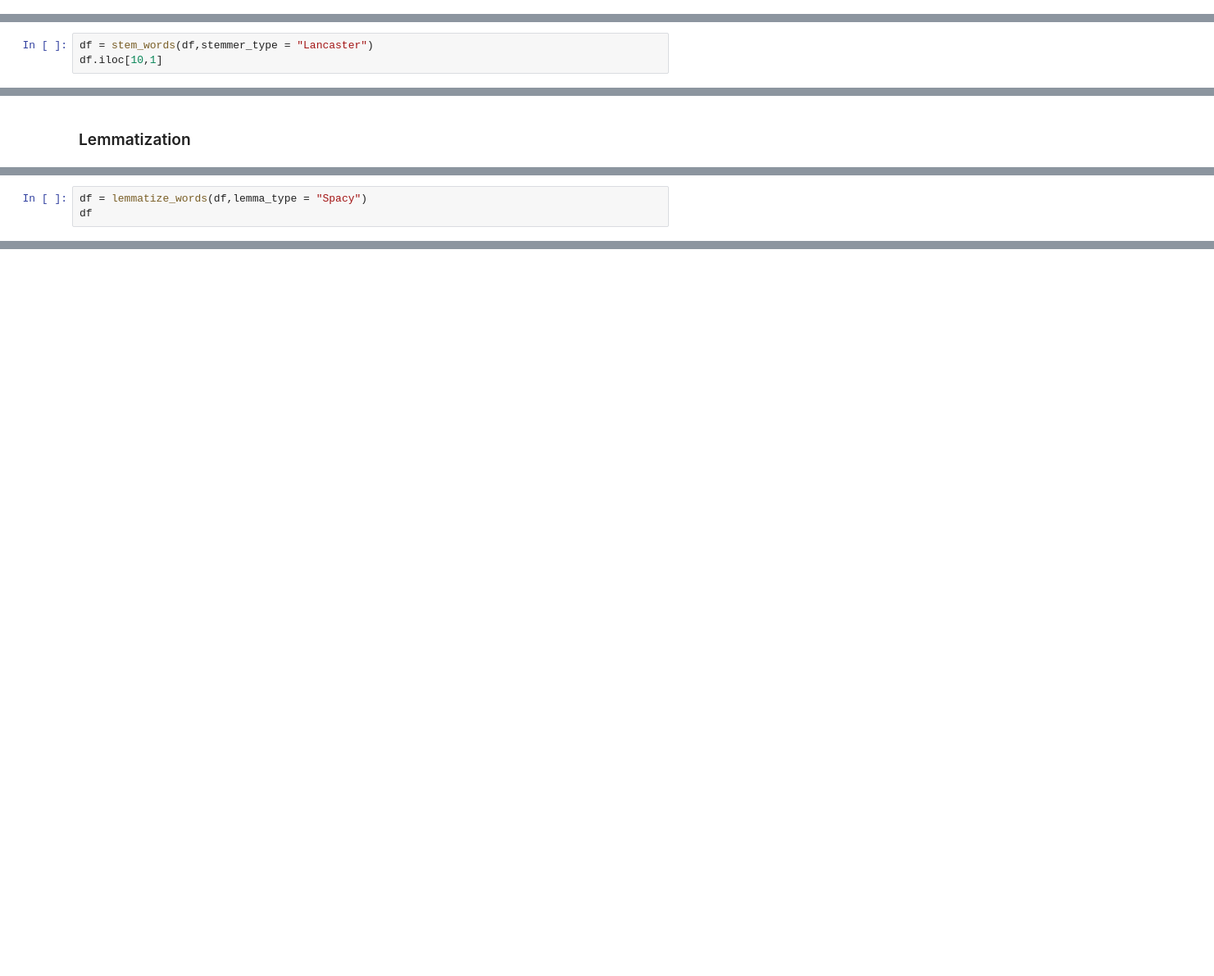
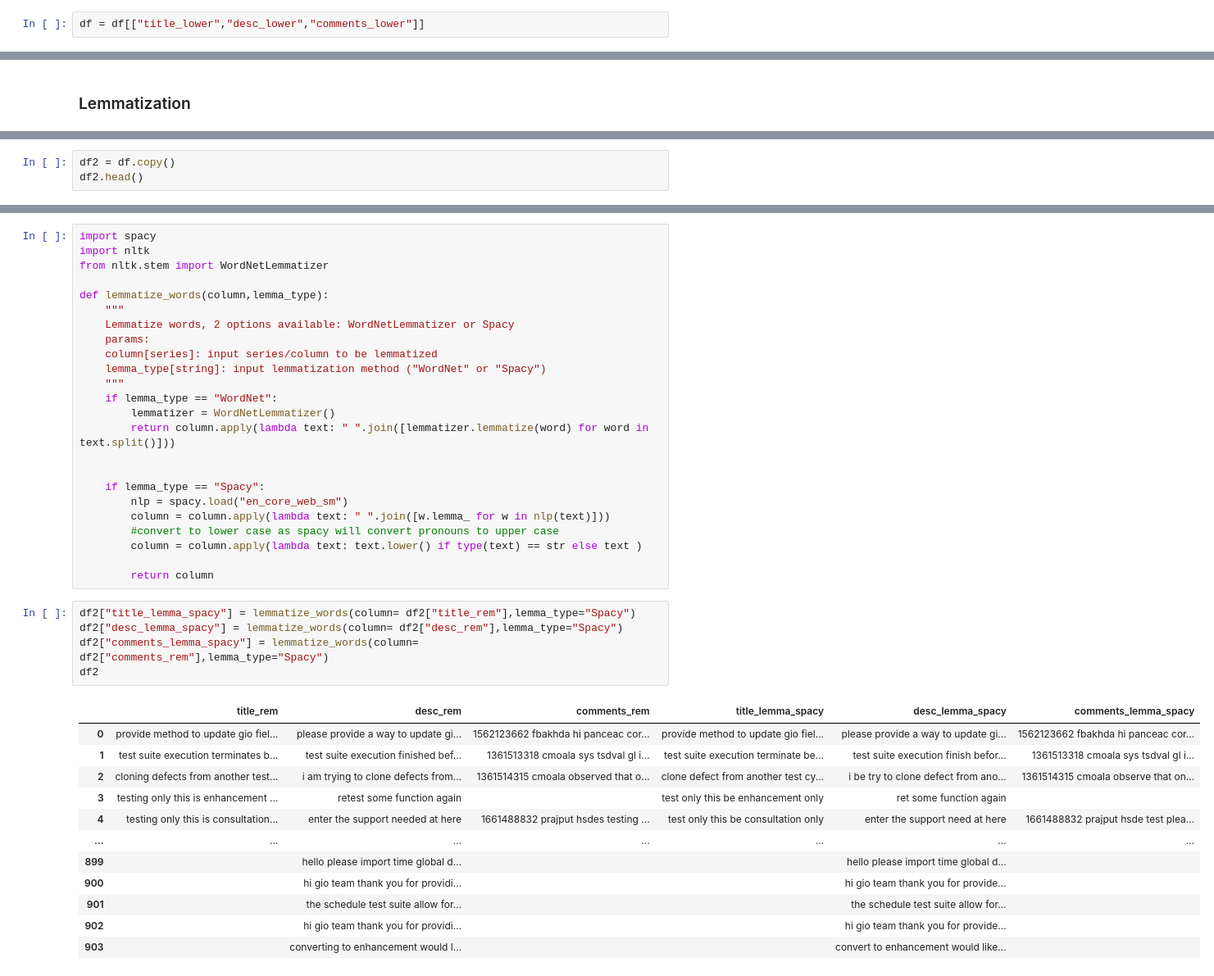
Before and after one commit to NicoleNL/ML-Track, a Jupyter notebook: Similarity_analytics_20210921.ipynb, the cells around one changed output, grey strips where cells are left out. Shown: that part at 82% size. Saved outputs shown, nothing was run; the diff lists cells and outputs as text; blank space fills up the shorter version.

```diff
--- a/Similarity_analytics_20210921.ipynb
+++ b/Similarity_analytics_20210921.ipynb
@@ -180,3 +260,5 @@ df.iloc[10,1]
+# %%
+df = df[["title_lower","desc_lower","comments_lower"]]
 # %% [markdown]
 ### 4) Stemming/Lemmatization
 # %% [markdown]
@@ -202,3 +282,0 @@ def stem_words(df,stemmer_type):
-# %%
-df = stem_words(df,stemmer_type = "Lancaster")
-df.iloc[10,1]
@@ -228,3 +311,3 @@ def lemmatize_words(df,lemma_type):
 # %%
-df = lemmatize_words(df,lemma_type = "Spacy")
-df
+df2 = df.copy()
+df2.head()
@@ -237,0 +321,42 @@ df.iloc[10,1]
+# %%
+import spacy
+import nltk
+from nltk.stem import WordNetLemmatizer
+
+def lemmatize_words(column,lemma_type):
+    """
+    Lemmatize words, 2 options available: WordNetLemmatizer or Spacy
+    params:
+    column[series]: input series/column to be lemmatized
+    lemma_type[string]: input lemmatization method ("WordNet" or "Spacy")
+    """
+    if lemma_type == "WordNet":
+        lemmatizer = WordNetLemmatizer()
+        return column.apply(lambda text: " ".join([lemmatizer.lemmatize(word) for word in text.split()]))
+
+
+    if lemma_type == "Spacy":
+        nlp = spacy.load("en_core_web_sm")
+        column = column.apply(lambda text: " ".join([w.lemma_ for w in nlp(text)]))
+        #convert to lower case as spacy will convert pronouns to upper case
+        column = column.apply(lambda text: text.lower() if type(text) == str else text )
+
+        return column
+# %%
+df2["title_lemma_spacy"] = lemmatize_words(column= df2["title_rem"],lemma_type="Spacy")
+df2["desc_lemma_spacy"] = lemmatize_words(column= df2["desc_rem"],lemma_type="Spacy")
+df2["comments_lemma_spacy"] = lemmatize_words(column= df2["comments_rem"],lemma_type="Spacy")
+df2
+# %% [output]
+|  | title_rem | desc_rem | comments_rem | title_lemma_spacy | desc_lemma_spacy | comments_lemma_spacy |
+| 0 | provide method to update gio fiel... | please provide a way to update gi... | 1562123662 fbakhda hi panceac cor... | provide method to update gio fiel... | please provide a way to update gi... | 1562123662 fbakhda hi panceac cor... |
+| 1 | test suite execution terminates b... | test suite execution finished bef... | 1361513318 cmoala sys tsdval gl i... | test suite execution terminate be... | test suite execution finish befor... | 1361513318 cmoala sys tsdval gl i... |
+| 2 | cloning defects from another test... | i am trying to clone defects from... | 1361514315 cmoala observed that o... | clone defect from another test cy... | i be try to clone defect from ano... | 1361514315 cmoala observe that on... |
+| 3 | testing only this is enhancement ... | retest some function again |  | test only this be enhancement only | ret some function again |  |
+| 4 | testing only this is consultation... | enter the support needed at here | 1661488832 prajput hsdes testing ... | test only this be consultation only | enter the support need at here | 1661488832 prajput hsde test plea... |
+| ... | ... | ... | ... | ... | ... | ... |
+| 899 |  | hello please import time global d... |  |  | hello please import time global d... |  |
+| 900 |  | hi gio team thank you for providi... |  |  | hi gio team thank you for provide... |  |
+| 901 |  | the schedule test suite allow for... |  |  | the schedule test suite allow for... |  |
+| 902 |  | hi gio team thank you for providi... |  |  | hi gio team thank you for provide... |  |
+| 903 |  | converting to enhancement would l... |  |  | convert to enhancement would like... |  |
```
Also changed, not shown: parts of 114 cells of this notebook.
